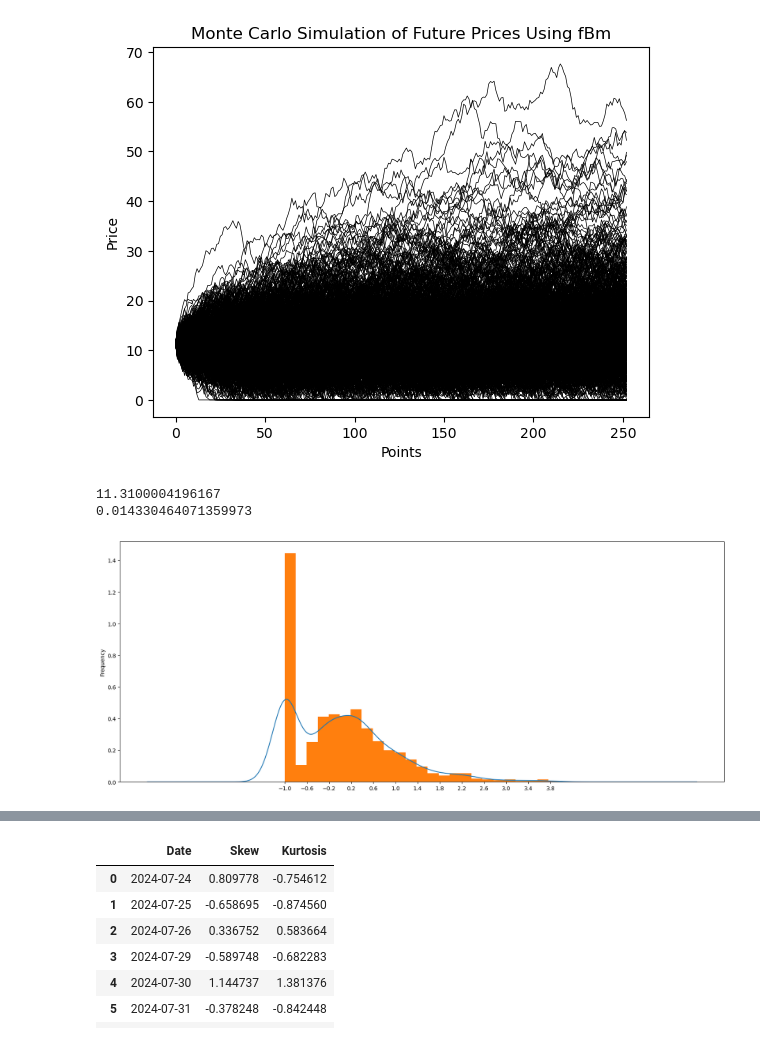
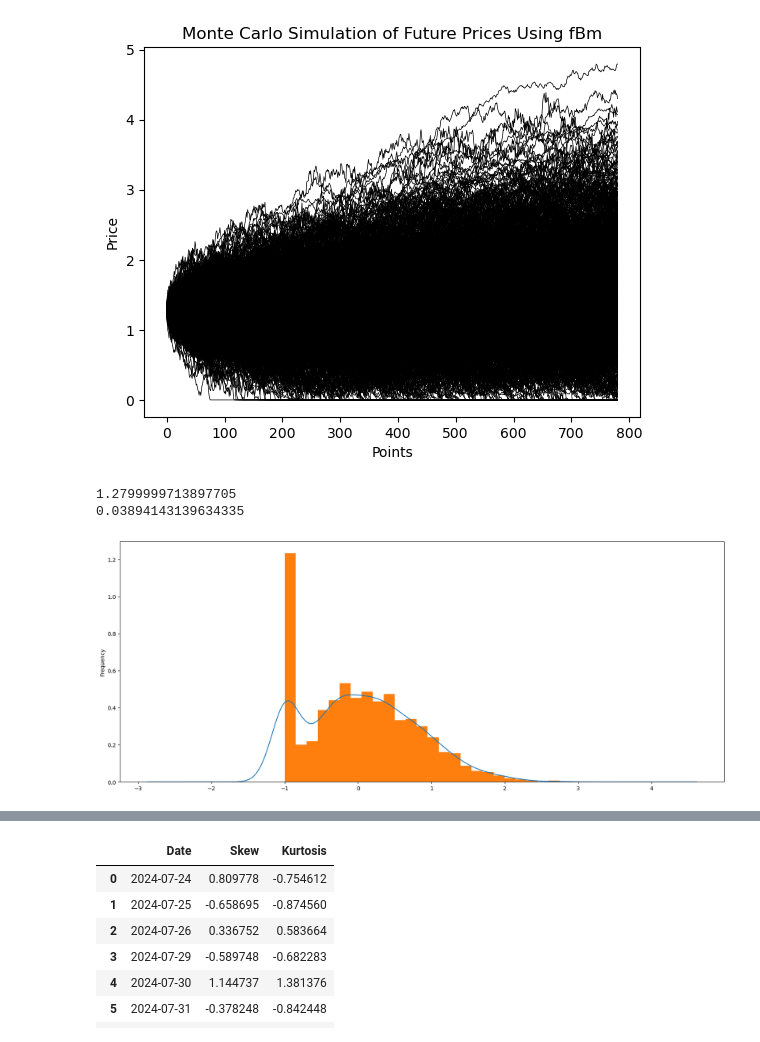
Before and after one commit to ab123-bruh/fund_temp, a Jupyter notebook: mvtest.ipynb, the cells around one changed output, grey strips where cells are left out. Drawn from its saved outputs; the diff is of its cells as text; code cells hidden in the pictures.

```diff
--- a/mvtest.ipynb
+++ b/mvtest.ipynb
@@ -570,53 +542,56 @@ import yfinance as yf
 import numpy as np
 import pandas as pd
 
-df = yf.download('PFLT', start='2020-01-01', progress=False)
-num_days = 252
+df = yf.download('FRGE', start="2019-09-07", progress=False)
+num_days = 1
 
 num_simulations = 1000
-simulation = np.zeros((num_days+1, num_simulations))
+simulation = np.zeros((num_days*780+1, num_simulations))
 
 start = df["Adj Close"].values.tolist()[-1]
 
+hursts = []
+
 for i in range(num_simulations):
-  H = np.random.uniform(low=.4-(np.e ** (-7.20 * np.log(np.log(np.log2(len(df)))) + 4.04)),
-                        high=.4+(np.e ** (-7.33 * np.log(np.log(np.log2(len(df)))) + 4.21)))
+  H = np.random.uniform(low=.53-(np.e ** (-7.20 * np.log(np.log(np.log2(len(df)))) + 4.04)),
+                        high=.53+(np.e ** (-7.33 * np.log(np.log(np.log2(len(df)))) + 4.21)))
+  hursts.append(H)
   fgn = FractionalGaussianNoise(hurst=H,t=num_days)
-  sim = fgn._sample_fractional_gaussian_noise(num_days)
+  sim = fgn._sample_fractional_gaussian_noise(num_days*780)
   sim = sim.cumsum()
   sim = np.insert(sim, [0], 0)
 
   simulation[:, i] += sim
 
   ruin = np.where(sim < start*-1)[0].tolist()
   if len(ruin) >= 1:
     simulation[ruin[0]:,i] = start*-1
 
 simulation = pd.DataFrame(simulation) + start
 
 for i in range(num_simulations):
     plt.plot(simulation[i], lw=0.5,color="black")
 
 
 plt.title(f"Monte Carlo Simulation of Future Prices Using fBm")
 plt.xlabel("Points")
 plt.ylabel("Price")
 plt.show()
 # %% [output]
-[figure, old version]
+[figure, new version]
 # %%
 fig, ax = plt.subplots()
 
-ret = (simulation.iloc[252]/start) - 1
+ret = (simulation.iloc[len(simulation)-1]/start) - 1
 
 print(start)
 print(ret.mean())
 
 ret.plot(kind="kde",figsize=(20,8))
 ret.plot(kind="hist",bins=25,density=True)
-plt.xticks(np.arange(-1,max(ret),step=.4))
+# plt.xticks(np.arange(-1,max(ret),step=.4))
 plt.show()
 # %% [output]
-11.3100004196167
-0.014330464071359973
+1.2799999713897705
+0.03894143139634335
-[figure, old version]
+[figure, new version]
```
Also changed, not shown: parts of 19 cells of this notebook, 4 other files.
